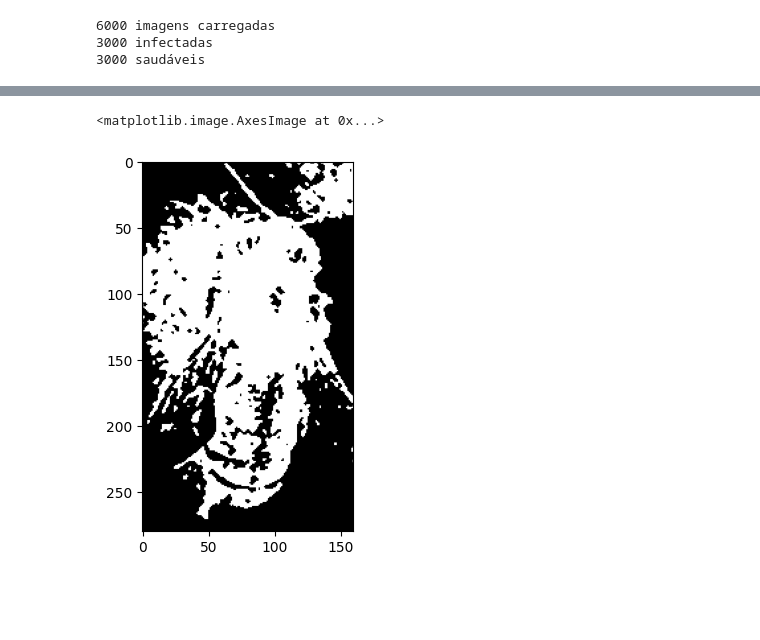
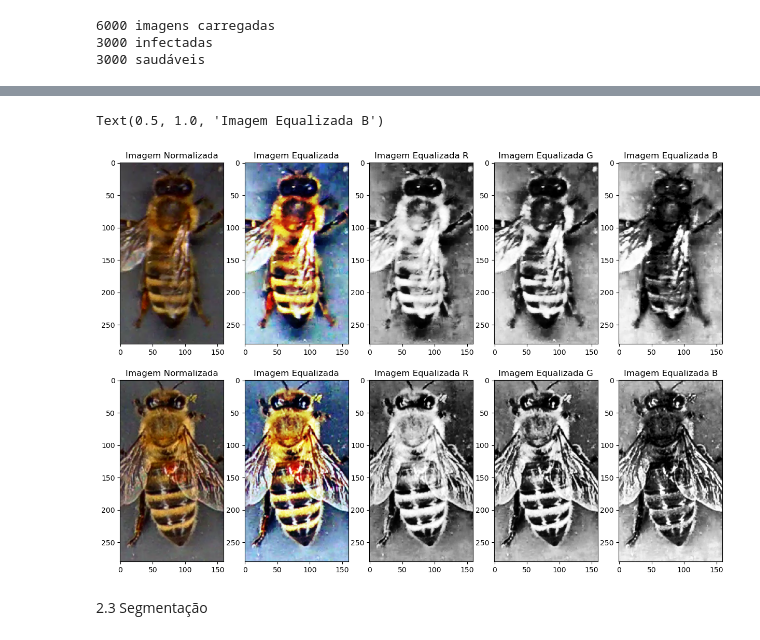
Before and after one commit to bianca-01/VarroaDetection, a Jupyter notebook: cross_validation/main.ipynb, the cells around one changed output, grey strips where cells are left out. Saved outputs shown, nothing was run; the diff lists cells and outputs as text; code cells hidden in the pictures; blank space fills up the shorter version.

```diff
--- a/cross_validation/main.ipynb
+++ b/cross_validation/main.ipynb
@@ -92,7 +110,30 @@ plt.imshow(imgs.imgs_processed[1])
+# %%
+fig, ax = plt.subplots(2, 5, figsize=(15, 10))
+ax[0, 0].imshow(imgs.imgs_normalized[1])
+ax[0, 0].set_title('Imagem Normalizada')
+ax[0, 1].imshow(imgs.imgs_equalized[1])
+ax[0, 1].set_title('Imagem Equalizada')
+ax[0, 2].imshow(imgs.imgs_equalized[1][:, :, 0], cmap='gray')
+ax[0, 2].set_title('Imagem Equalizada R')
+ax[0, 3].imshow(imgs.imgs_equalized[1][:, :, 1], cmap='gray')
+ax[0, 3].set_title('Imagem Equalizada G')
+ax[0, 4].imshow(imgs.imgs_equalized[1][:, :, 2], cmap='gray')
+ax[0, 4].set_title('Imagem Equalizada B')
+
+ax[1, 0].imshow(imgs.imgs_normalized[3501])
+ax[1, 0].set_title('Imagem Normalizada')
+ax[1, 1].imshow(imgs.imgs_equalized[3501])
+ax[1, 1].set_title('Imagem Equalizada')
+ax[1, 2].imshow(imgs.imgs_equalized[3501][:, :, 0], cmap='gray')
+ax[1, 2].set_title('Imagem Equalizada R')
+ax[1, 3].imshow(imgs.imgs_equalized[3501][:, :, 1], cmap='gray')
+ax[1, 3].set_title('Imagem Equalizada G')
+ax[1, 4].imshow(imgs.imgs_equalized[3501][:, :, 2], cmap='gray')
+ax[1, 4].set_title('Imagem Equalizada B')
+# %% [output]
+Text(0.5, 1.0, 'Imagem Equalizada B')
+[figure, added]
+# %% [markdown]
+2.3 Segmentação
 # %%
 imgs.segment()
-# %%
-plt.imshow(imgs.masks[1], cmap='gray')
-# %% [output]
-<matplotlib.image.AxesImage at 0x...>
-[figure, removed]
```
Also changed, not shown: parts of 30 cells of this notebook.
